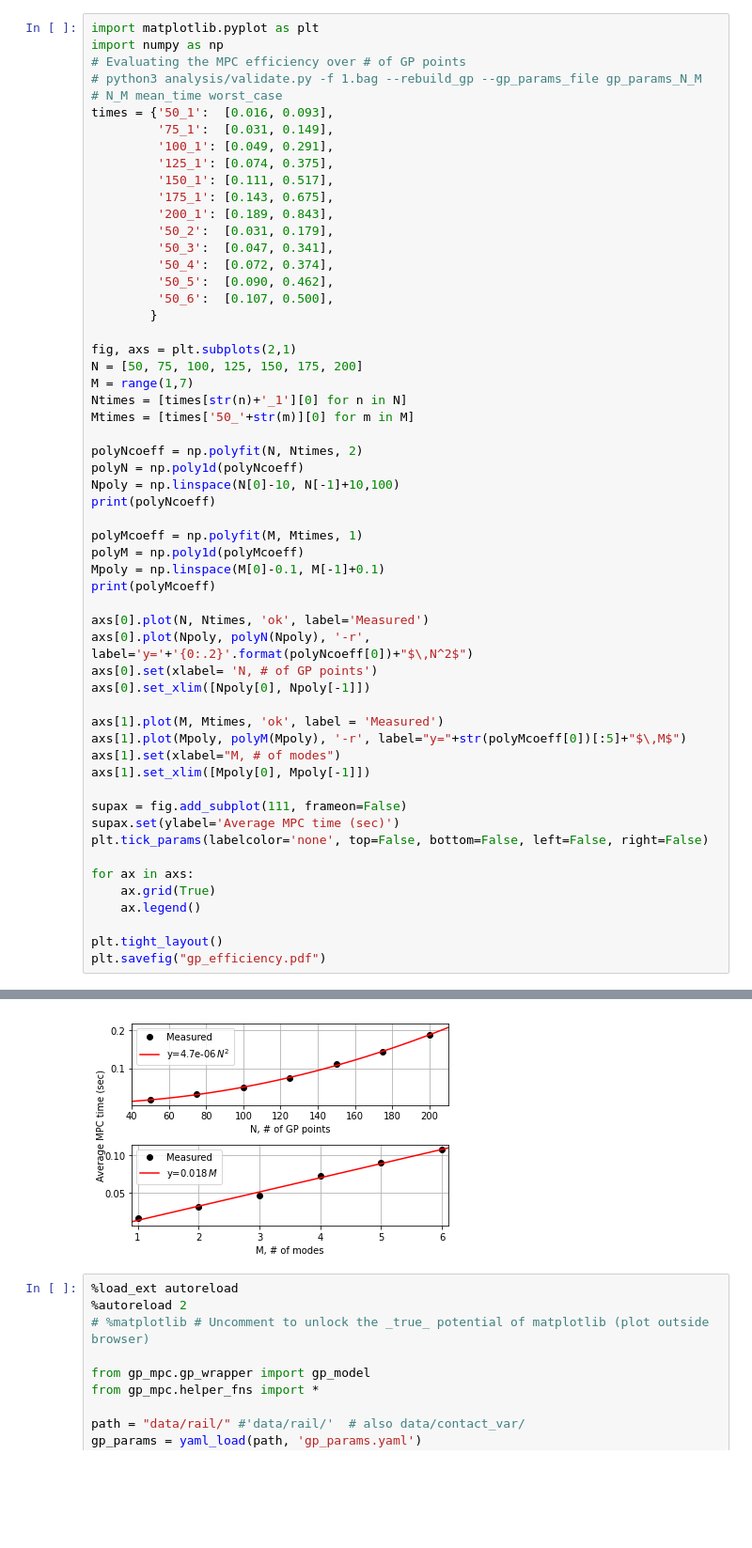
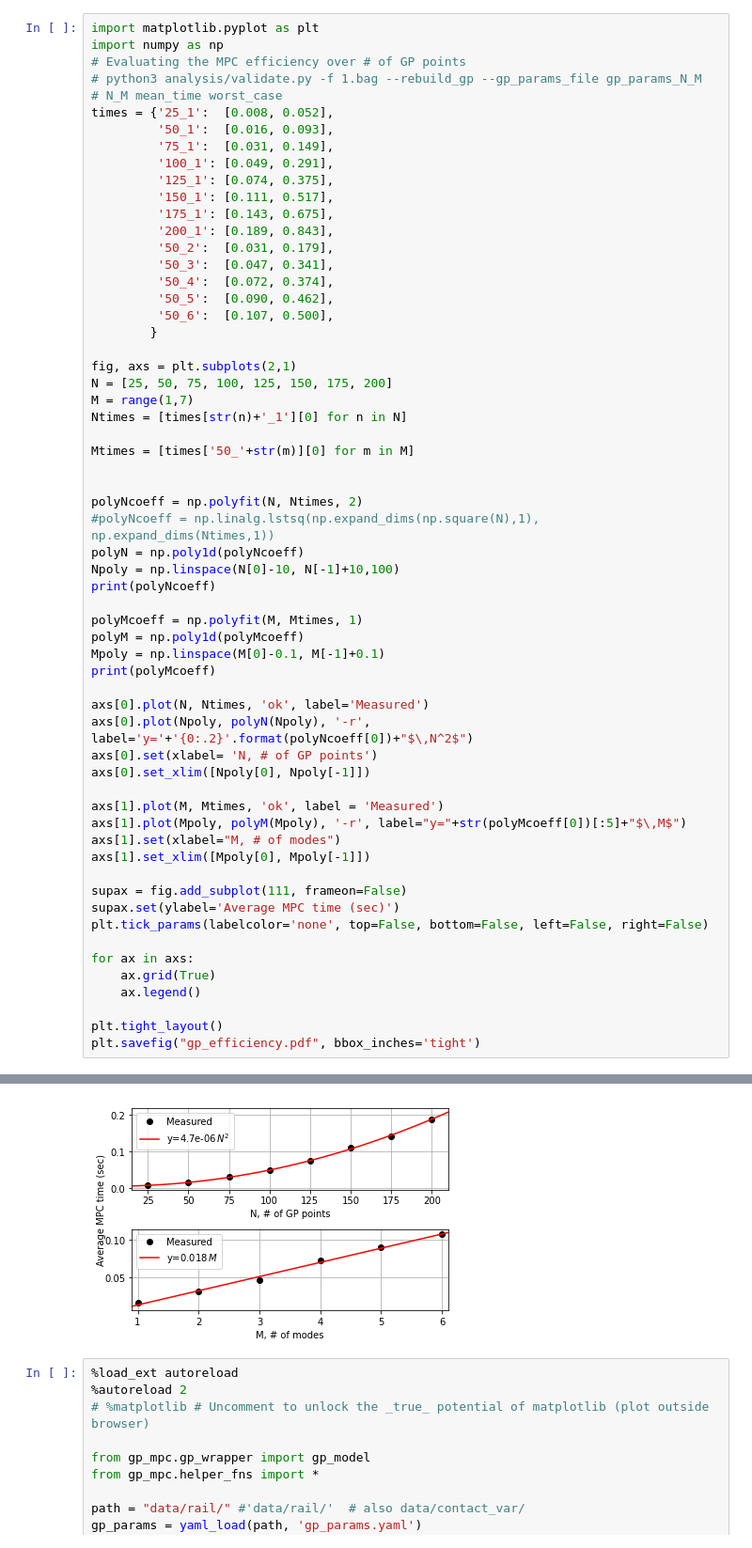
Before and after one commit to Jackyyaojk/gp_mpc, a Jupyter notebook: analysis/gp_efficiency_test.ipynb, the cells around one changed output, grey strips where cells are left out. Shown at 94% size. Saved outputs shown, nothing was run; the diff lists cells and outputs as text; blank space fills up the shorter version.

```diff
--- a/analysis/gp_efficiency_test.ipynb
+++ b/analysis/gp_efficiency_test.ipynb
@@ -4,7 +4,8 @@ import numpy as np
 # Evaluating the MPC efficiency over # of GP points
 # python3 analysis/validate.py -f 1.bag --rebuild_gp --gp_params_file gp_params_N_M
 # N_M mean_time worst_case
-times = {'50_1':  [0.016, 0.093],
+times = {'25_1':  [0.008, 0.052],
+         '50_1':  [0.016, 0.093],
          '75_1':  [0.031, 0.149],
          '100_1': [0.049, 0.291],
          '125_1': [0.074, 0.375],
@@ -19,12 +20,15 @@ times = {'50_1':  [0.016, 0.093],
         }
 
 fig, axs = plt.subplots(2,1)
-N = [50, 75, 100, 125, 150, 175, 200]
+N = [25, 50, 75, 100, 125, 150, 175, 200]
 M = range(1,7)
 Ntimes = [times[str(n)+'_1'][0] for n in N]
+
 Mtimes = [times['50_'+str(m)][0] for m in M]
 
+
 polyNcoeff = np.polyfit(N, Ntimes, 2)
+#polyNcoeff = np.linalg.lstsq(np.expand_dims(np.square(N),1), np.expand_dims(Ntimes,1))
 polyN = np.poly1d(polyNcoeff)
 Npoly = np.linspace(N[0]-10, N[-1]+10,100)
 print(polyNcoeff)
@@ -53,5 +57,5 @@ for ax in axs:
     ax.legend()
 
 plt.tight_layout()
-plt.savefig("gp_efficiency.pdf")
+plt.savefig("gp_efficiency.pdf", bbox_inches='tight')
 # %% [output]
@@ -59,5 +63,5 @@ plt.savefig("gp_efficiency.pdf")
 [ 0.01877143 -0.0052    ]
-[figure, old version]
+[figure, new version]
 # %%
 %load_ext autoreload
 %autoreload 2
```
Also changed, not shown: parts of 1 cell of this notebook, 3 other files.
